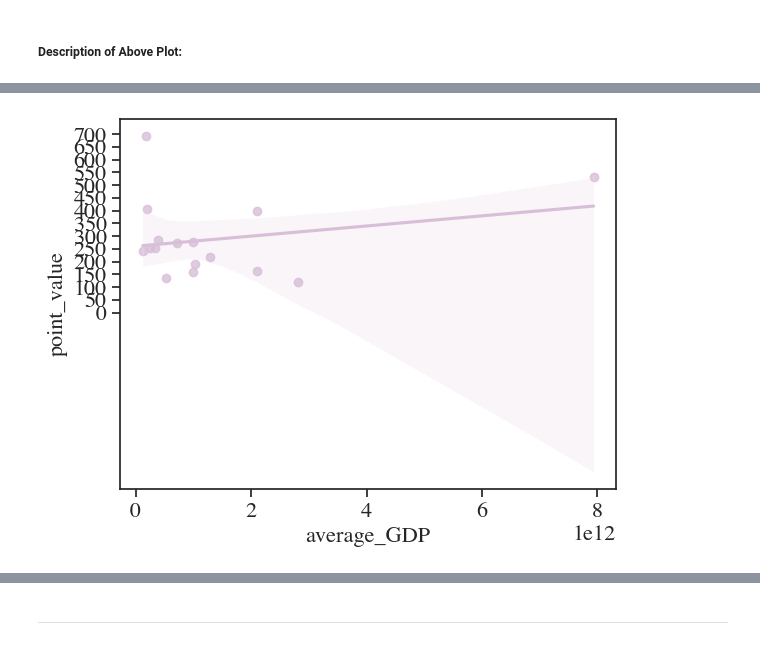
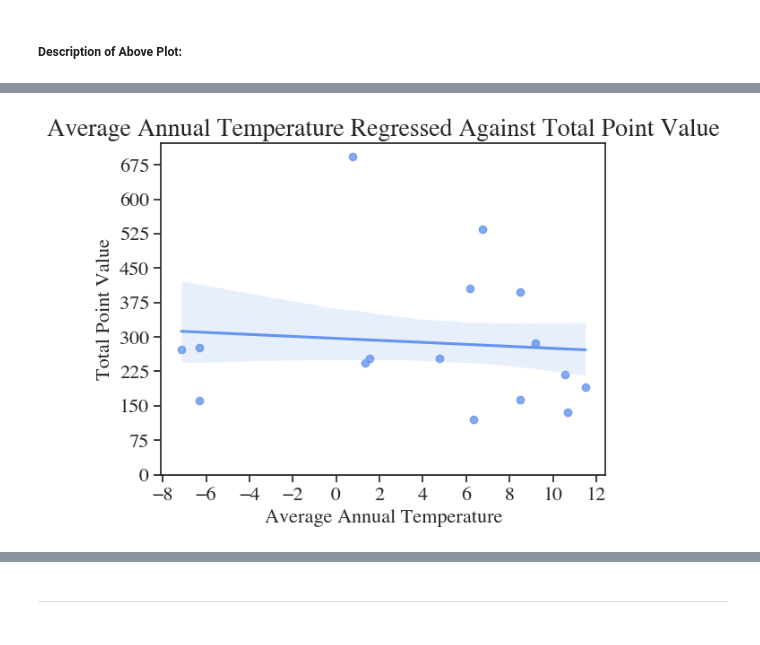
Before and after one commit to ubco-W2022T2-data301/project-group-group17, a Jupyter notebook: analysis/notebooks/analysis_cynthia.ipynb, the cells around one changed output, grey strips where cells are left out. Cells and saved outputs as stored; diff of their text form; code cells hidden in the pictures.

```diff
--- a/analysis/notebooks/analysis_cynthia.ipynb
+++ b/analysis/notebooks/analysis_cynthia.ipynb
@@ -712,8 +692,25 @@ ClimatePlot4 = sns.regplot(x="Annual_temp", y="bronze_Medal_Count", data=WinterS
-# %%
-## ANALYSIS:
-plot1 = sns.regplot(x="average_GDP", y="point_value", data=WinterStatistics, color="thistle")
-plt.yticks(np.arange(0, max(WinterStatistics['point_value'])+25,50))
-plot1
-None
-# %% [output]
-[figure, removed]
+# %%
+## WINTER OLYMPICS ANALYSES:
+ClimatePlot1 = sns.regplot(x="Annual_temp", y="point_value", data=WinterStatistics, color='cornflowerblue',ci=75)
+
+## Edit the X/Y Tick Marks:
+plt.xticks(np.arange(-8, max(WinterStatistics['Annual_temp'])+1,2))
+plt.yticks(np.arange(0, max(WinterStatistics['point_value'])+50,75))
+
+## Add Labels:
+plt.title("Average Annual Temperature Regressed Against Total Point Value")
+plt.xlabel("Average Annual Temperature")
+plt.ylabel("Total Point Value")
+
+## Font Sizes:
+SMALL_SIZE = 10
+MEDIUM_SIZE = 14
+plt.rc('font', size=SMALL_SIZE)
+plt.rc('figure', titlesize=MEDIUM_SIZE)
+plt.rc('axes', titlesize=SMALL_SIZE)
+plt.rc('axes', labelsize=SMALL_SIZE)
+plt.rc('xtick', labelsize=SMALL_SIZE)
+plt.rc('ytick', labelsize=SMALL_SIZE)
+None
+# %% [output]
+[figure, added]
```
Also changed, not shown: parts of 32 cells of this notebook.
